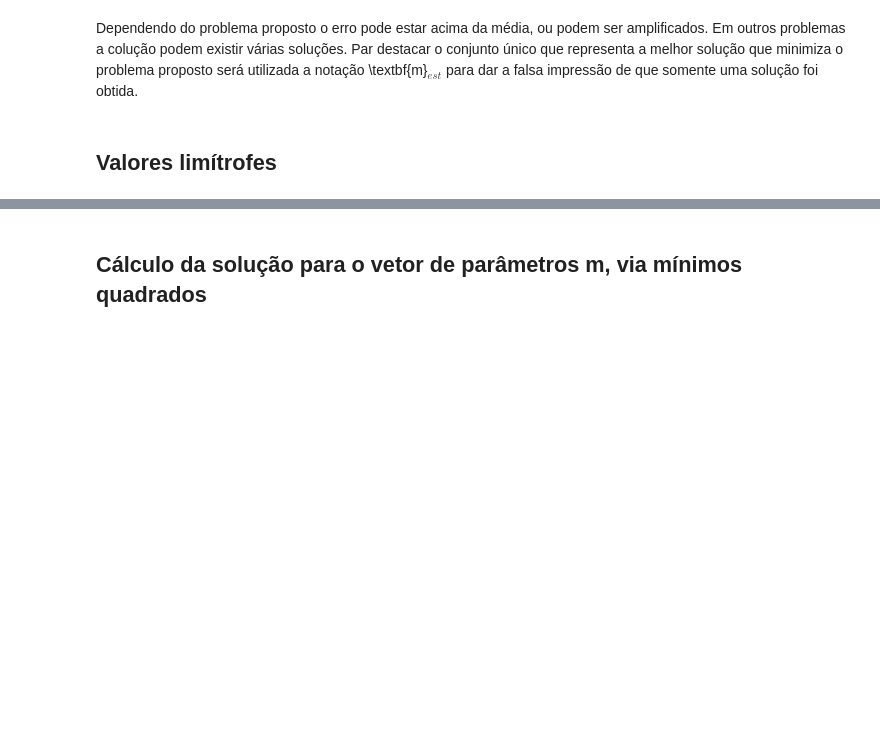
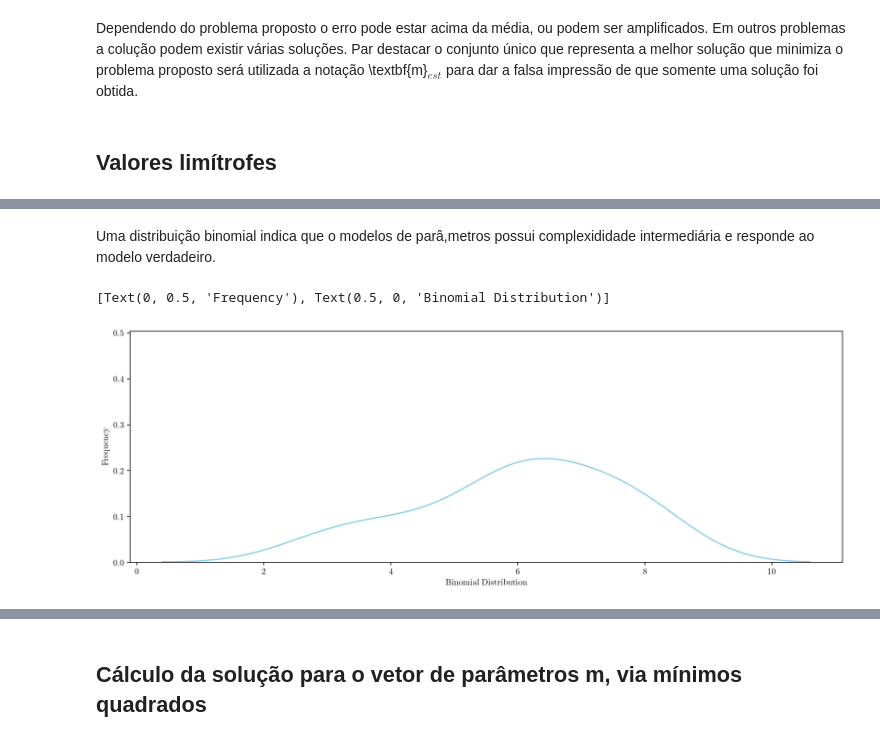
Before and after one commit to TClassrooms/Inverse_problems, a Jupyter notebook: O problema da linha reta.ipynb, the cells around one changed output, grey strips where cells are left out. Saved outputs shown, nothing was run; the diff lists cells and outputs as text; code cells hidden in the pictures; blank space fills up the shorter version.

```diff
--- a/O problema da linha reta.ipynb
+++ b/O problema da linha reta.ipynb
@@ -110,0 +127,13 @@ Uma vez definido o \textbf{m}$_{est}$ é preciso aferir a qualidade das medidas.
+# %% [markdown]
+Uma distribuição binomial indica que o modelos de parâ,metros possui complexididade intermediária e responde ao modelo verdadeiro.
+# %%
+data_binom = binom.rvs(n=8,p=0.8,size=10)
+ax = sns.distplot(data_binom,
+                  bins=8,
+                  kde=True,
+                  color='skyblue',
+                  hist_kws={"linewidth": 15,'alpha':0})
+ax.set(xlabel='Binomial Distribution', ylabel='Frequency')
+# %% [output]
+[Text(0, 0.5, 'Frequency'), Text(0.5, 0, 'Binomial Distribution')]
+[figure, added]
```
Also changed, not shown: parts of 8 cells of this notebook.
